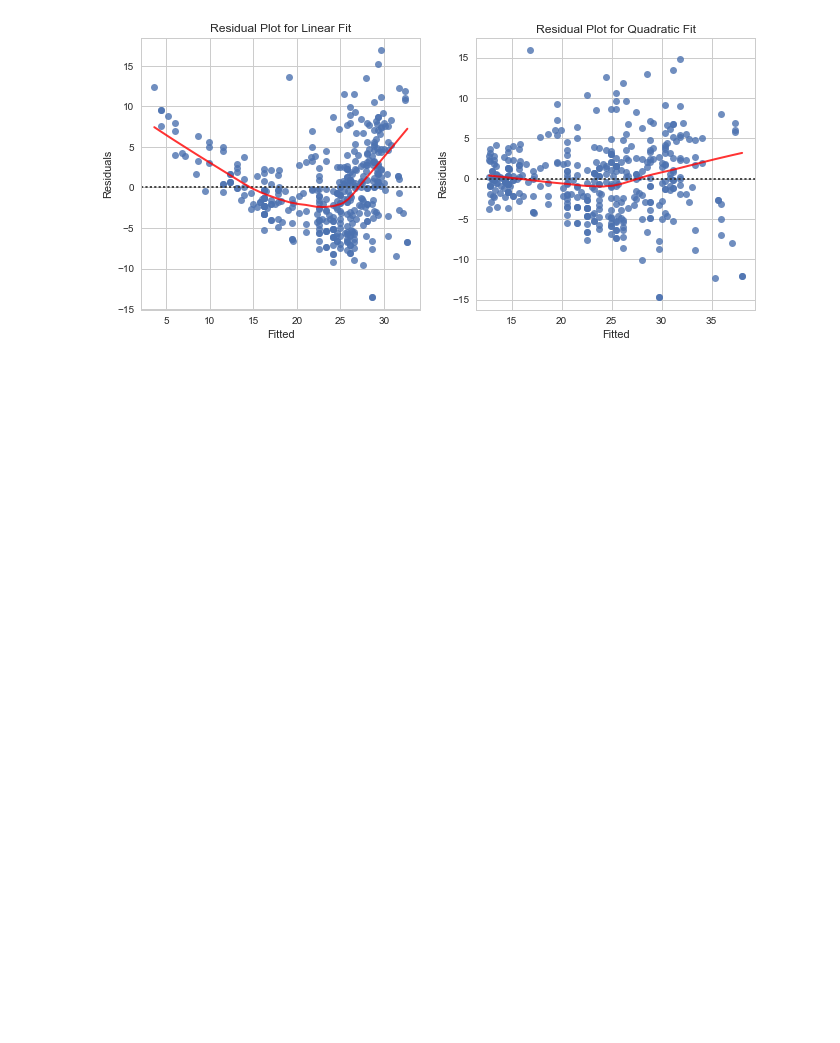
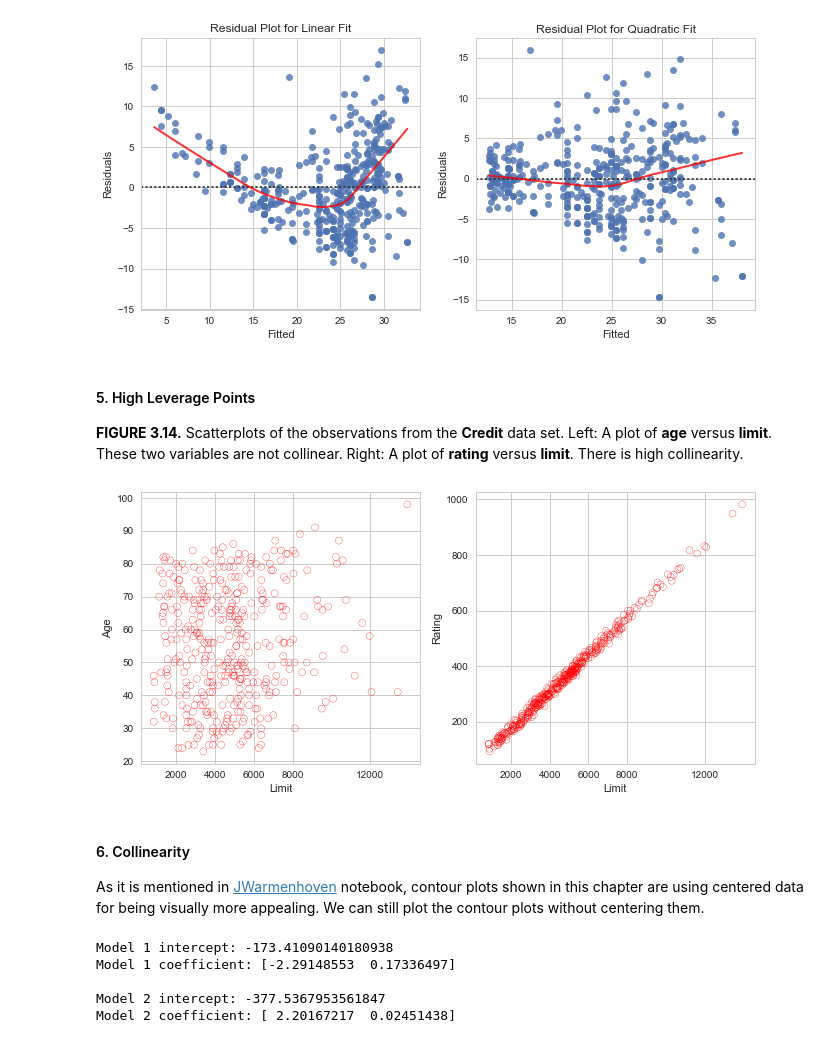
Before and after one commit to ditdili/An_Intro_To_Statistical_Learning, a Jupyter notebook: notebooks/Chapter-3-Linear_Regression.ipynb, the cells around one changed output. Cells and saved outputs as stored; diff of their text form; code cells hidden in the pictures; blank space fills up the shorter version.

Commit message:
Finished chapter 3

```diff
--- a/notebooks/Chapter-3-Linear_Regression.ipynb
+++ b/notebooks/Chapter-3-Linear_Regression.ipynb
@@ -426,3 +426,52 @@ plt.title('Residual Plot for Quadratic Fit')
 res_vs_fit(fitted_poly, residuals_poly)
 # %% [output]
 [figure]
+# %% [markdown]
+#### 5. High Leverage Points
+
+__FIGURE 3.14.__ Scatterplots of the observations from the __Credit__ data set. Left: A plot of __age__ versus __limit__. These two variables are not collinear. Right: A plot of __rating__ versus __limit__. There is high collinearity.
+# %%
+fig, ax = plt.subplots(1, 2, figsize=(11, 5))
+
+x = credit['Limit']
+
+# Left plot
+ax[0].scatter(x, credit['Age'], facecolors='None', edgecolors='r')
+ax[0].set_ylabel('Age')
+
+# Right plot
+ax[1].scatter(x, credit['Rating'], facecolors='None', edgecolors='r')
+ax[1].set_ylabel('Rating')
+
+for ax in fig.axes:
+    ax.set(xlabel='Limit',
+           xticks=[2000,4000,6000,8000,12000]);
+# %% [output]
+[figure, added]
+# %% [markdown]
+#### 6. Collinearity
+
+As it is mentioned in [JWarmenhoven](http://nbviewer.jupyter.org/github/JWarmenhoven/ISL-python/blob/master/Notebooks/Chapter%203.ipynb#Figure-3.2---Regression-coefficients---RSS) notebook, contour plots shown in this chapter are using centered data for being visually more appealing. We can still plot the contour plots without centering them.
+# %%
+X1_reg = credit[['Age', 'Limit']]
+X2_reg = credit[['Rating', 'Limit']]
+
+y = credit['Balance']
+
+model_reg_1 = LinearRegression()
+model_reg_2 = LinearRegression()
+
+model_reg_1.fit(X1_reg, y)
+model_reg_2.fit(X2_reg, y)
+
+print('Model 1 intercept: {}'.format(model_reg_1.intercept_))
+print('Model 1 coefficient: {}'.format(model_reg_1.coef_))
+
+print('\nModel 2 intercept: {}'.format(model_reg_2.intercept_))
+print('Model 2 coefficient: {}'.format(model_reg_2.coef_))
+# %% [output]
+Model 1 intercept: -173.41090140180938
+Model 1 coefficient: [-2.29148553  0.17336497]
+
+Model 2 intercept: -377.5367953561847
+Model 2 coefficient: [ 2.20167217  0.02451438]
```
Also changed, not shown: parts of 17 cells of this notebook.
